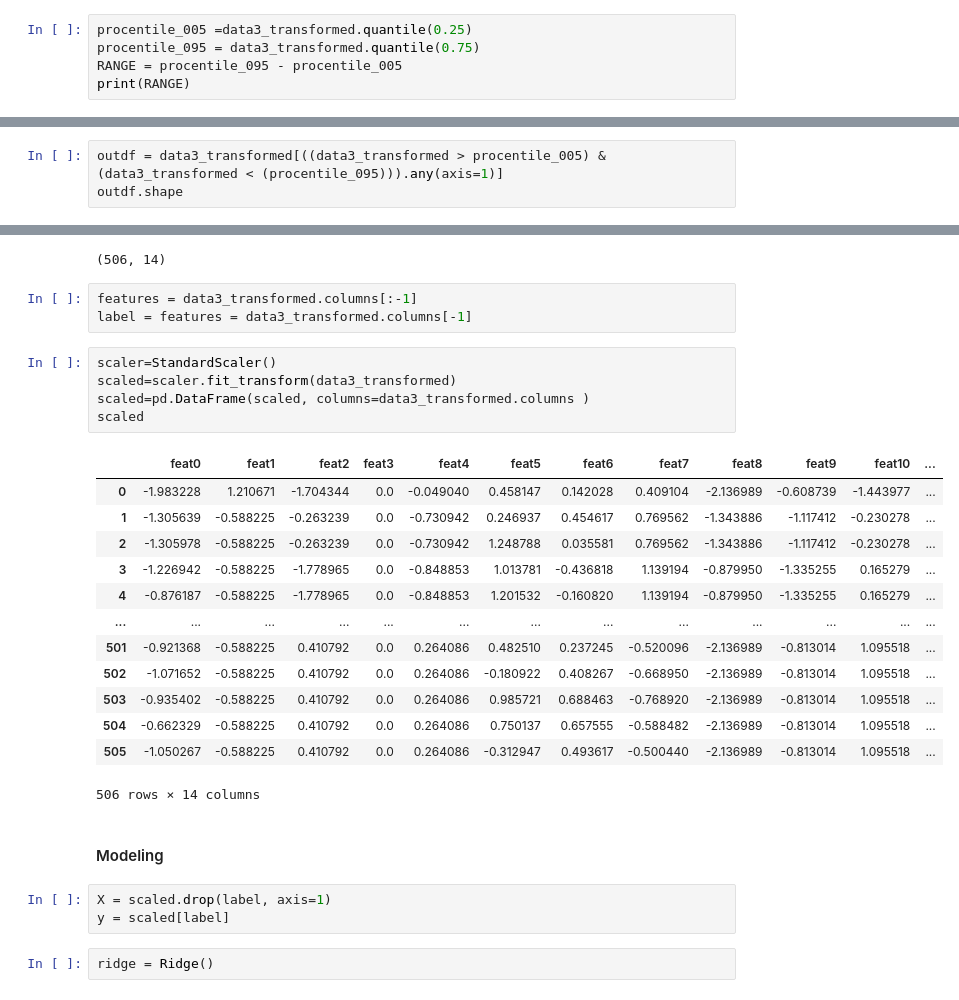
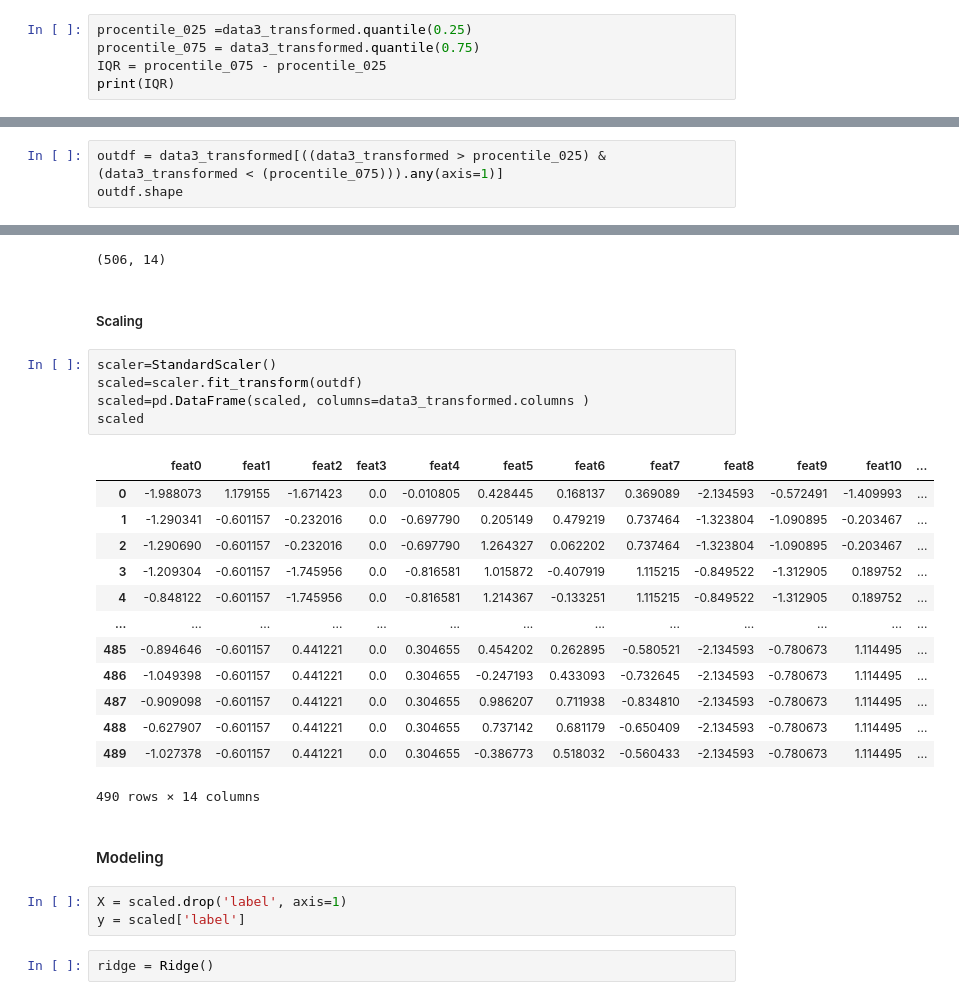
Before and after one commit to DimaFrank/ML, a Jupyter notebook: Assignment1.ipynb, the cells around one changed output, grey strips where cells are left out. Cells and saved outputs as stored; diff of their text form.

```diff
--- a/Assignment1.ipynb
+++ b/Assignment1.ipynb
@@ -383,8 +495,8 @@ _ = data3_transformed.hist(bins=100, figsize=(20,15))
 # %%
-procentile_005 =data3_transformed.quantile(0.25)
-procentile_095 = data3_transformed.quantile(0.75)
-RANGE = procentile_095 - procentile_005
-print(RANGE)
+procentile_025 =data3_transformed.quantile(0.25)
+procentile_075 = data3_transformed.quantile(0.75)
+IQR = procentile_075 - procentile_025
+print(IQR)
 # %% [output]
 feat0     3.802608
 feat1     2.525729
@@ -402,7 +514,7 @@ feat12    0.891833
 label     0.384196
 dtype: float64
 # %%
-outdf = data3_transformed[((data3_transformed > procentile_005) & (data3_transformed < (procentile_095))).any(axis=1)]
+outdf = data3_transformed[((data3_transformed > procentile_025) & (data3_transformed < (procentile_075))).any(axis=1)]
 outdf.shape
 # %% [output]
 (490, 14)
@@ -410,33 +522,32 @@ outdf.shape
 data3.shape
 # %% [output]
 (506, 14)
-# %%
-features = data3_transformed.columns[:-1]
-label = features = data3_transformed.columns[-1]
+# %% [markdown]
+##### Scaling
 # %%
 scaler=StandardScaler()
-scaled=scaler.fit_transform(data3_transformed)
+scaled=scaler.fit_transform(outdf)
 scaled=pd.DataFrame(scaled, columns=data3_transformed.columns )
 scaled
 # %% [output]
 |  | feat0 | feat1 | feat2 | feat3 | feat4 | feat5 | feat6 | feat7 | feat8 | feat9 | feat10 | ... |
-| 0 | -1.983228 | 1.210671 | -1.704344 | 0.0 | -0.049040 | 0.458147 | 0.142028 | 0.409104 | -2.136989 | -0.608739 | -1.443977 | ... |
-| 1 | -1.305639 | -0.588225 | -0.263239 | 0.0 | -0.730942 | 0.246937 | 0.454617 | 0.769562 | -1.343886 | -1.117412 | -0.230278 | ... |
-| 2 | -1.305978 | -0.588225 | -0.263239 | 0.0 | -0.730942 | 1.248788 | 0.035581 | 0.769562 | -1.343886 | -1.117412 | -0.230278 | ... |
-| 3 | -1.226942 | -0.588225 | -1.778965 | 0.0 | -0.848853 | 1.013781 | -0.436818 | 1.139194 | -0.879950 | -1.335255 | 0.165279 | ... |
-| 4 | -0.876187 | -0.588225 | -1.778965 | 0.0 | -0.848853 | 1.201532 | -0.160820 | 1.139194 | -0.879950 | -1.335255 | 0.165279 | ... |
+| 0 | -1.988073 | 1.179155 | -1.671423 | 0.0 | -0.010805 | 0.428445 | 0.168137 | 0.369089 | -2.134593 | -0.572491 | -1.409993 | ... |
+| 1 | -1.290341 | -0.601157 | -0.232016 | 0.0 | -0.697790 | 0.205149 | 0.479219 | 0.737464 | -1.323804 | -1.090895 | -0.203467 | ... |
+| 2 | -1.290690 | -0.601157 | -0.232016 | 0.0 | -0.697790 | 1.264327 | 0.062202 | 0.737464 | -1.323804 | -1.090895 | -0.203467 | ... |
+| 3 | -1.209304 | -0.601157 | -1.745956 | 0.0 | -0.816581 | 1.015872 | -0.407919 | 1.115215 | -0.849522 | -1.312905 | 0.189752 | ... |
+| 4 | -0.848122 | -0.601157 | -1.745956 | 0.0 | -0.816581 | 1.214367 | -0.133251 | 1.115215 | -0.849522 | -1.312905 | 0.189752 | ... |
 | ... | ... | ... | ... | ... | ... | ... | ... | ... | ... | ... | ... | ... |
-| 501 | -0.921368 | -0.588225 | 0.410792 | 0.0 | 0.264086 | 0.482510 | 0.237245 | -0.520096 | -2.136989 | -0.813014 | 1.095518 | ... |
-| 502 | -1.071652 | -0.588225 | 0.410792 | 0.0 | 0.264086 | -0.180922 | 0.408267 | -0.668950 | -2.136989 | -0.813014 | 1.095518 | ... |
-| 503 | -0.935402 | -0.588225 | 0.410792 | 0.0 | 0.264086 | 0.985721 | 0.688463 | -0.768920 | -2.136989 | -0.813014 | 1.095518 | ... |
-| 504 | -0.662329 | -0.588225 | 0.410792 | 0.0 | 0.264086 | 0.750137 | 0.657555 | -0.588482 | -2.136989 | -0.813014 | 1.095518 | ... |
-| 505 | -1.050267 | -0.588225 | 0.410792 | 0.0 | 0.264086 | -0.312947 | 0.493617 | -0.500440 | -2.136989 | -0.813014 | 1.095518 | ... |
+| 485 | -0.894646 | -0.601157 | 0.441221 | 0.0 | 0.304655 | 0.454202 | 0.262895 | -0.580521 | -2.134593 | -0.780673 | 1.114495 | ... |
+| 486 | -1.049398 | -0.601157 | 0.441221 | 0.0 | 0.304655 | -0.247193 | 0.433093 | -0.732645 | -2.134593 | -0.780673 | 1.114495 | ... |
+| 487 | -0.909098 | -0.601157 | 0.441221 | 0.0 | 0.304655 | 0.986207 | 0.711938 | -0.834810 | -2.134593 | -0.780673 | 1.114495 | ... |
+| 488 | -0.627907 | -0.601157 | 0.441221 | 0.0 | 0.304655 | 0.737142 | 0.681179 | -0.650409 | -2.134593 | -0.780673 | 1.114495 | ... |
+| 489 | -1.027378 | -0.601157 | 0.441221 | 0.0 | 0.304655 | -0.386773 | 0.518032 | -0.560433 | -2.134593 | -0.780673 | 1.114495 | ... |
-506 rows × 14 columns
+490 rows × 14 columns
 # %% [markdown]
 #### Modeling
 # %%
-X = scaled.drop(label, axis=1)
-y = scaled[label]
+X = scaled.drop('label', axis=1)
+y = scaled['label']
 # %%
 ridge = Ridge()
 # %%
```
Also changed, not shown: parts of 38 cells of this notebook.
